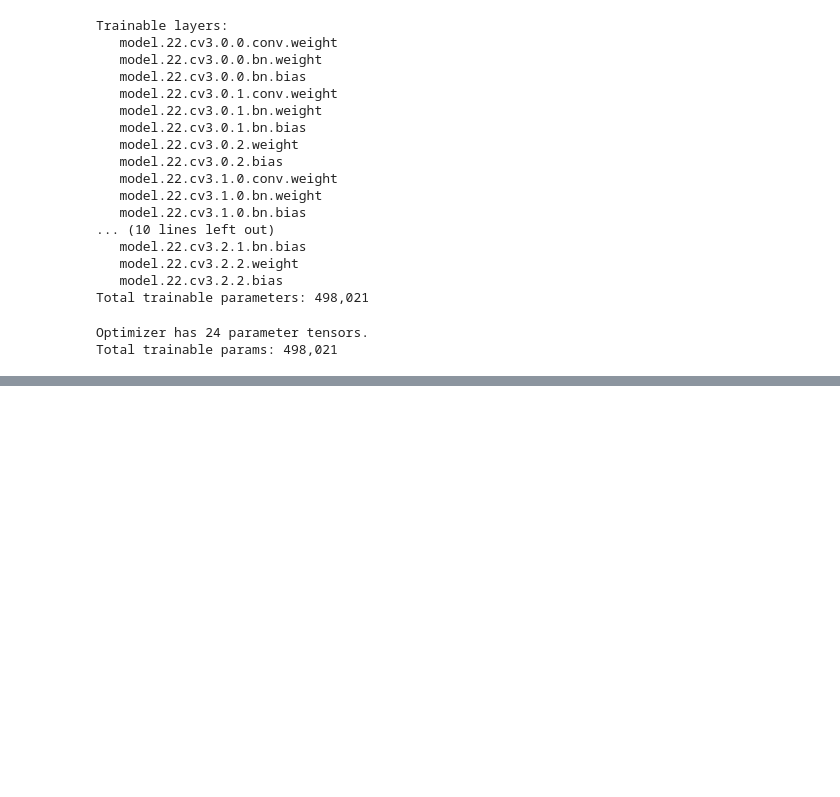
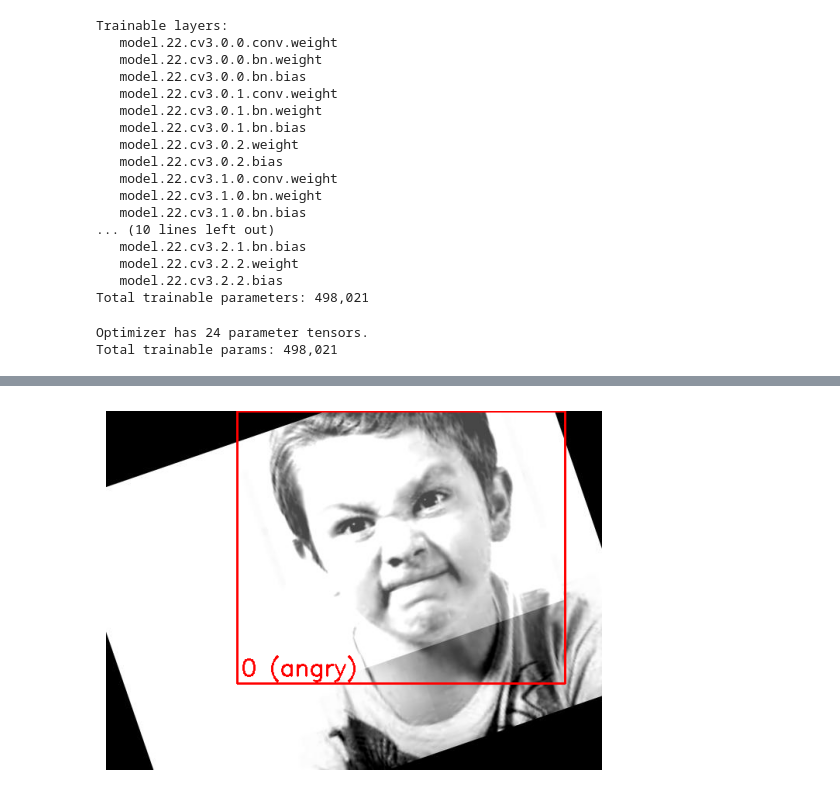
Before and after one commit to ShawnHymel/face-expression-detection-robot, a Jupyter notebook: workspace/notebooks/training.ipynb, the cells around one changed output, grey strips where cells are left out. Drawn from its saved outputs; the diff is of its cells as text; code cells hidden in the pictures; blank space fills up the shorter version.

```diff
--- a/workspace/notebooks/training.ipynb
+++ b/workspace/notebooks/training.ipynb
@@ -410,0 +379,28 @@ plt.show()
+# %%
+# Choose a single image and get bounding box info (label)
+img_path = DATASET_PATH / "train/images" / "z_jpeg.rf.5b03df7d7bb26170444dbe50579fe67c.jpg"
+label_path = DATASET_PATH / "train/labels" / (img_path.stem + ".txt")
+
+# Load image
+img = cv2.imread(str(img_path), cv2.IMREAD_GRAYSCALE)
+
+# Get a tensor version of the image
+img_tensor = img_to_tensor(img)
+
+# Load bounding boxes
+bboxes = []
+with open(label_path) as f:
+    for line in f:
+        bboxes.append(list(map(float, line.strip().split())))
+bboxes = np.array(bboxes, dtype=np.float32)
+
+# Convert bounding boxes to tensor (PyTorch will expect this format)
+if len(bboxes) > 0:
+    labels = torch.tensor(bboxes)
+else:
+    labels = torch.zeros((0, 5))
+
+# Show image
+visualize_sample(img_tensor, labels, class_names)
+# %% [output]
+[figure, added]
```
Also changed, not shown: parts of 13 cells of this notebook.
